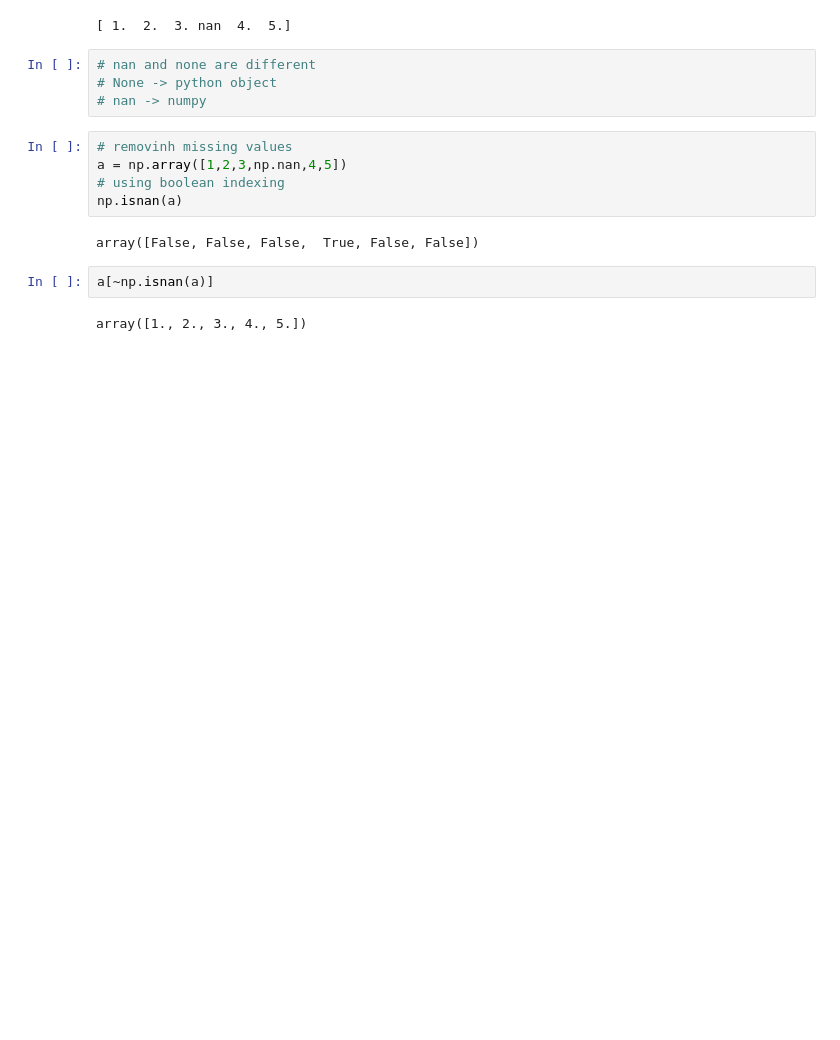
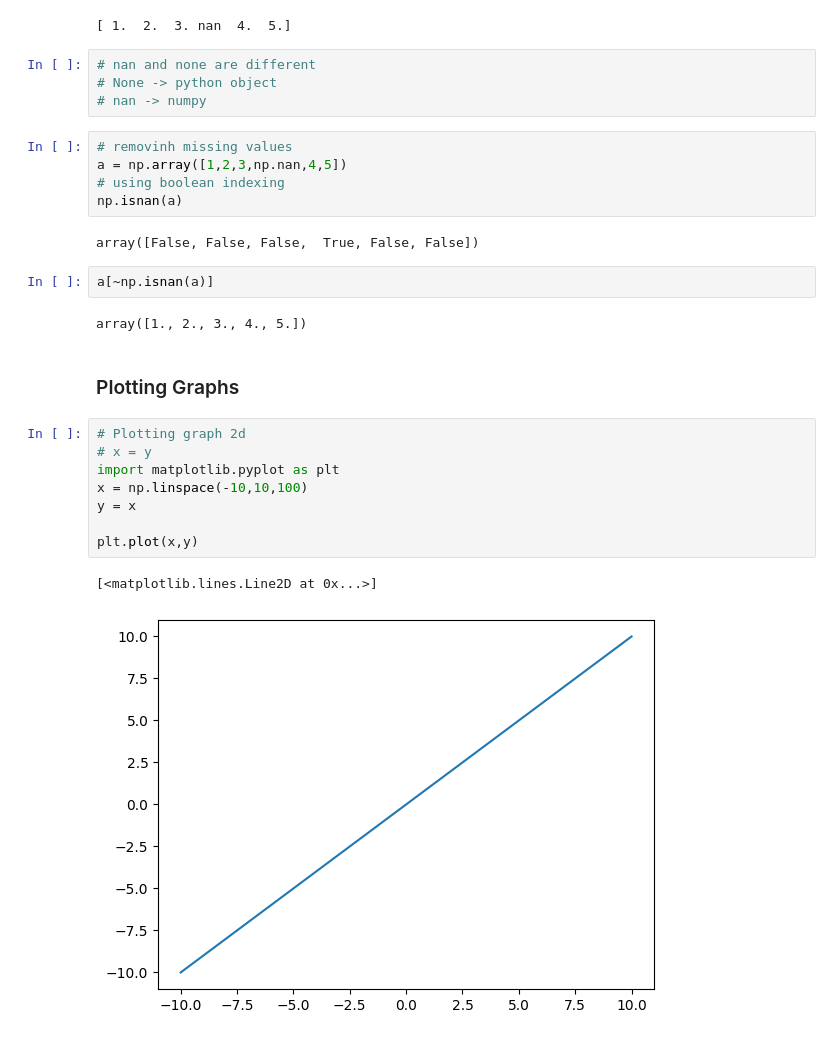
Before and after one commit to HarshChaturvedi19/Learn-Data-Science-With-Projects, a Jupyter notebook: Numpy/adv_numpy.ipynb, the cells around one changed output. Saved outputs shown, nothing was run; the diff lists cells and outputs as text; blank space fills up the shorter version.

Commit message:
Plotting graph

```diff
--- a/Numpy/adv_numpy.ipynb
+++ b/Numpy/adv_numpy.ipynb
@@ -273,3 +273,16 @@ array([False, False, False,  True, False, False])
 a[~np.isnan(a)]
 # %% [output]
 array([1., 2., 3., 4., 5.])
+# %% [markdown]
+### Plotting Graphs
+# %%
+# Plotting graph 2d
+# x = y
+import matplotlib.pyplot as plt
+x = np.linspace(-10,10,100)
+y = x
+
+plt.plot(x,y)
+# %% [output]
+[<matplotlib.lines.Line2D at 0x...>]
+[figure, added]
```
Also changed, not shown: parts of 2 cells of this notebook.
